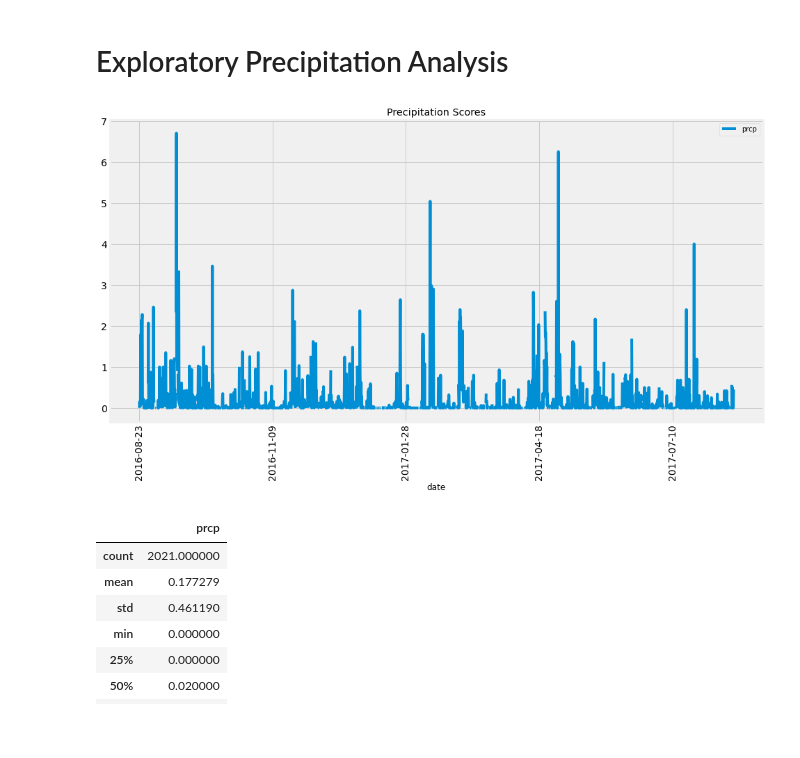
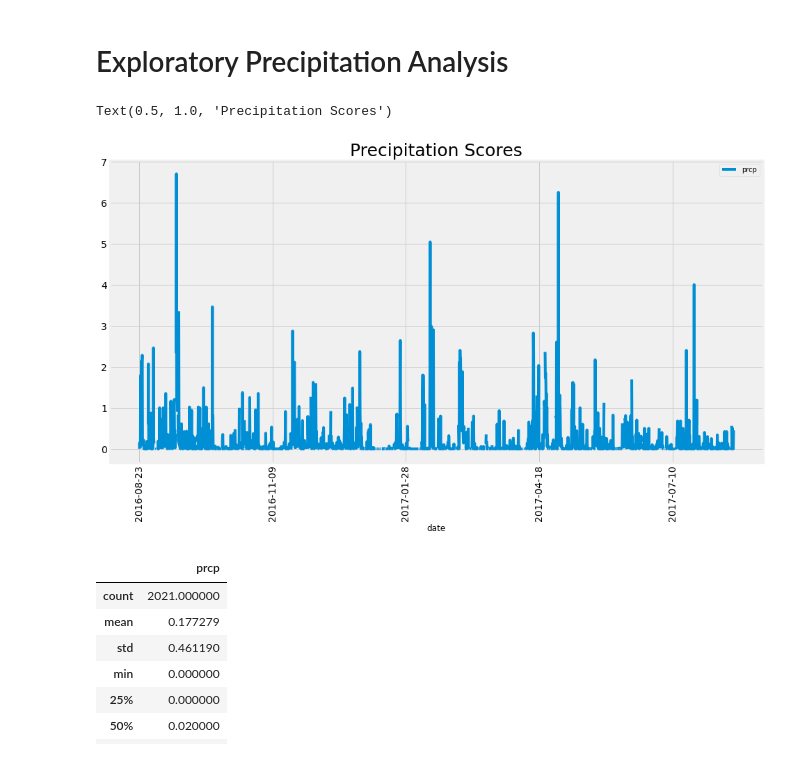
Before and after one commit to crogar/sqlalchemy-challenge, a Jupyter notebook: climate_starter.ipynb, the cells around one changed output. Saved outputs shown, nothing was run; the diff lists cells and outputs as text; code cells hidden in the pictures; blank space fills up the shorter version.

Commit message:
Update climate_starter.ipynb
worked on formatting plot style

```diff
--- a/climate_starter.ipynb
+++ b/climate_starter.ipynb
@@ -47,26 +47,28 @@ most_recent_date = session.query(Measurements.date).order_by(Measurements.date.d
 # %%
 # Design a query to retrieve the last 12 months of precipitation data and plot the results.
 # Starting from the most recent data point in the database.
 dt = pendulum.parse(most_recent_date)  # creating a DataTime object type using pendulum module
 
 # Calculate the date one year from the last date in data set.
 previous_year = dt.subtract(years=1).to_date_string()
 
 # Perform a query to retrieve the data and precipitation scores
 results = session.query(Measurements.date, Measurements.prcp).filter(Measurements.date >= previous_year).\
     order_by(Measurements.date).statement
 
 # Save the query results as a Pandas DataFrame and set the index to the date column
 df = pd.read_sql_query(results, session.bind)
 df.set_index("date", inplace=True)
 
 # Sort the dataframe by date
 df.sort_values(by='date', ascending=True, inplace= True)
 
 # Use Pandas Plotting with Matplotlib to plot the data
-ax = df.plot(rot=90, title="Precipitation Scores", figsize=(15,8), fontsize=14);
+ax = df.plot(rot=90, figsize=(15,8), fontsize=14)
+ax.set_title("Precipitation Scores", fontsize=25)
 # %% [output]
+Text(0.5, 1.0, 'Precipitation Scores')
-[figure, old version]
+[figure, new version]
 # %%
 # Use Pandas to calcualte the summary statistics for the precipitation data
 df.describe()
```
